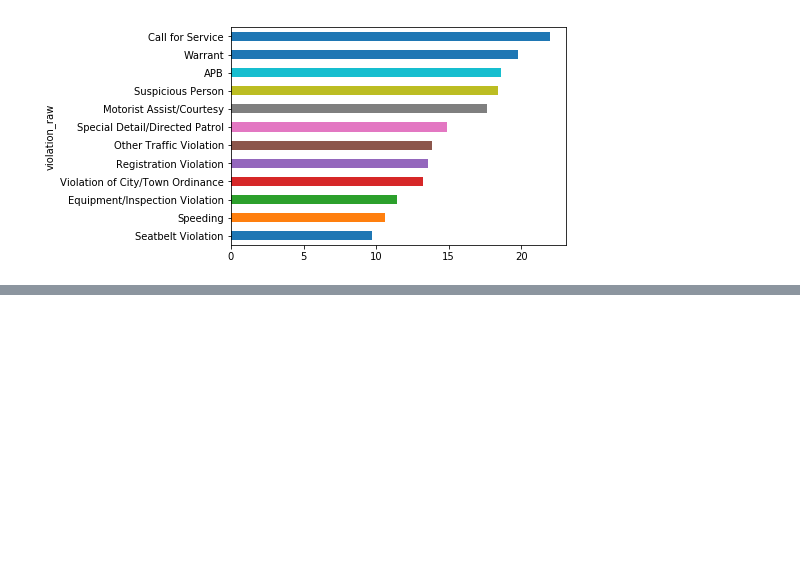
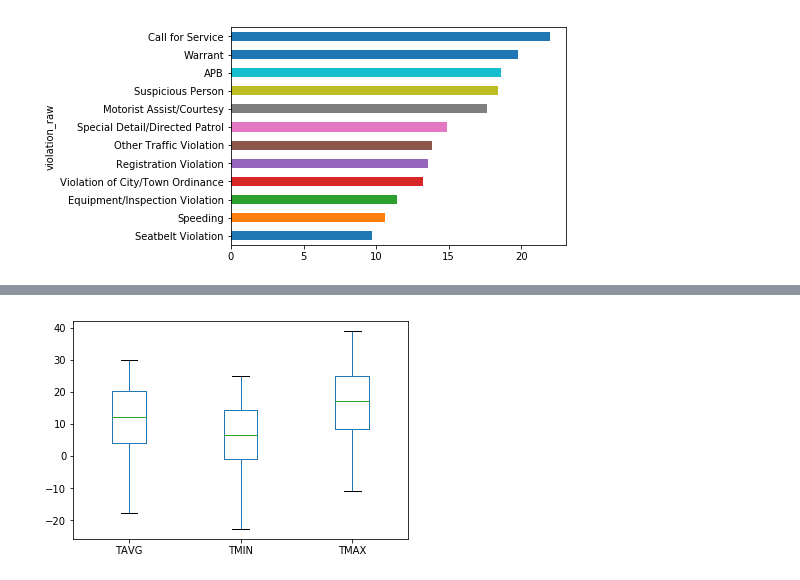
Before and after one commit to Rav212mm/01_Police_analizing, a Jupyter notebook: 01_Preparing_data.ipynb, the cells around one changed output, grey strips where cells are left out. Cells and saved outputs as stored; diff of their text form; code cells hidden in the pictures; blank space fills up the shorter version.

```diff
--- a/01_Preparing_data.ipynb
+++ b/01_Preparing_data.ipynb
@@ -667,0 +670,3 @@ Name: stop_minutes, dtype: float64
+# %%
+# Read 'RI-weather.csv' into a DataFrame named 'weather' from https://www.ncdc.noaa.gov/cdo-web/
+weather = pd.read_csv('RI-clean_data\RI-weather.csv')
@@ -667,0 +682,2 @@ Name: stop_minutes, dtype: float64
+# %%
+weather = weather[['DATE', 'TAVG', 'TMIN', 'TMAX', 'AWND', 'WSF2', 'WT01', 'WT02', 'WT03', 'WT11', 'WT13', 'WT14', 'WT15', 'WT16', 'WT17', 'WT18', 'WT19', 'WT21', 'WT22']]
@@ -667,0 +703,8 @@ Name: stop_minutes, dtype: float64
+# %%
+# Create a box plot of the temperature columns
+weather[['TAVG','TMIN','TMAX']].plot(kind='box')
+
+# Display the plot
+plt.show()
+# %% [output]
+[figure, added]
```
Also changed, not shown: parts of 26 cells of this notebook, 1 other file.
